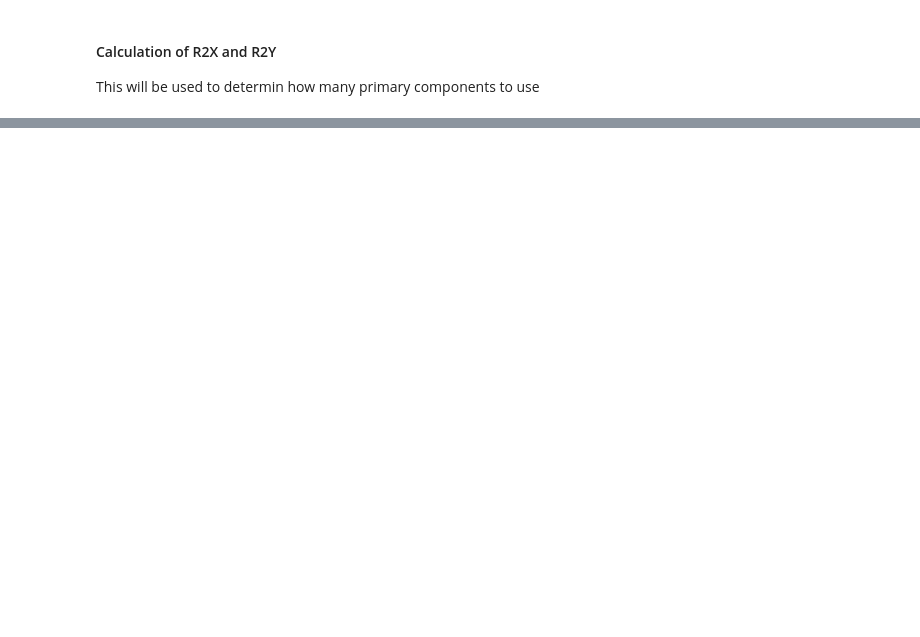
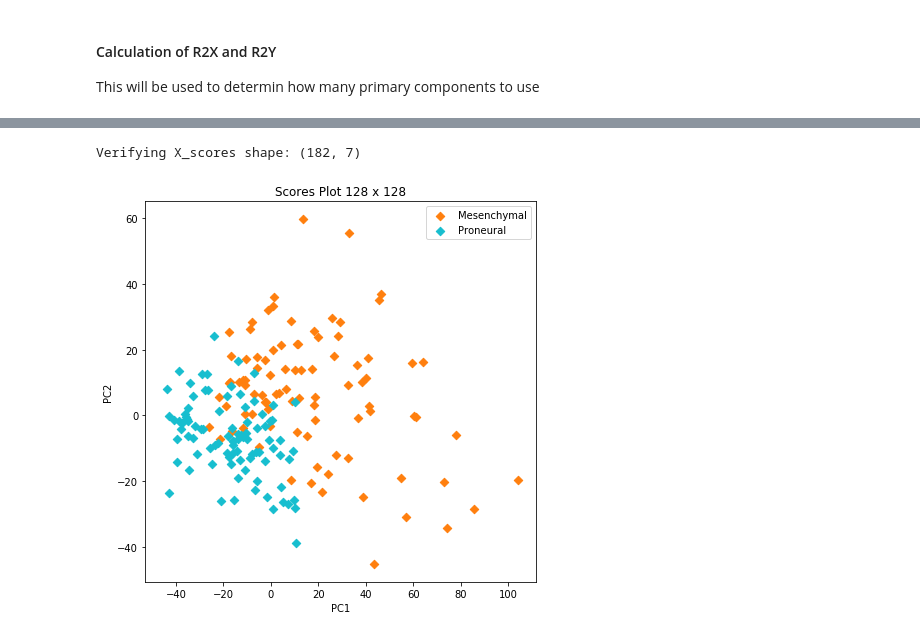
Before and after one commit to chiaramooney/ml-plsda-classification, a Jupyter notebook: PLSDA-cancer-classification-128.ipynb, the cells around one changed output, grey strips where cells are left out. Cells and saved outputs as stored; diff of their text form; code cells hidden in the pictures; blank space fills up the shorter version.

```diff
--- a/PLSDA-cancer-classification-128.ipynb
+++ b/PLSDA-cancer-classification-128.ipynb
@@ -180,0 +133,34 @@ Completed at: 1552266384.170134
+# %%
+# Based on the PCs we found to capture 90% variance in Y,
+# we use that to continue our analysis. Here we construct
+# a scores plot
+plsda = PLSRegression(n_components = min_num_pcs)
+plsda.fit(x_zscore,y_zscore)
+print("Verifying X_scores shape: {}".format(plsda.x_scores_.shape))
+
+# Extract PC1 and PC2
+scores_PC1 = plsda.x_scores_[:, 0]
+scores_PC2 = plsda.x_scores_[:, 1]
+
+# Since we know the number of observations are the same for mesenchymal
+# and pronerual the number of observations for each is half of the total
+num_observations_for_class = X.shape[0] // 2
+
+# Plot scores, separating into Mes and Pro classes based on label.
+# Because we know the order in which we structured the CSV, we know
+# the first half is mesenchymal and the second is proneural
+plt.figure(figsize =(7,7))
+plt.title("Scores Plot {} x {}".format(IMAGE_DIM, IMAGE_DIM))
+plt.xlabel("PC1")
+plt.ylabel("PC2")
+plt.scatter(scores_PC1[0:num_observations_for_class - 1],
+            scores_PC2[0:num_observations_for_class - 1],
+            c='tab:orange',marker='D', label="Mesenchymal")
+plt.scatter(scores_PC1[num_observations_for_class:],
+            scores_PC2[num_observations_for_class:],
+            c='tab:cyan',marker='D', label="Proneural")
+plt.legend()
+plt.show()
+# %% [output]
+Verifying X_scores shape: (182, 7)
+[figure, added]
```
Also changed, not shown: parts of 34 cells of this notebook, 1 other file.
